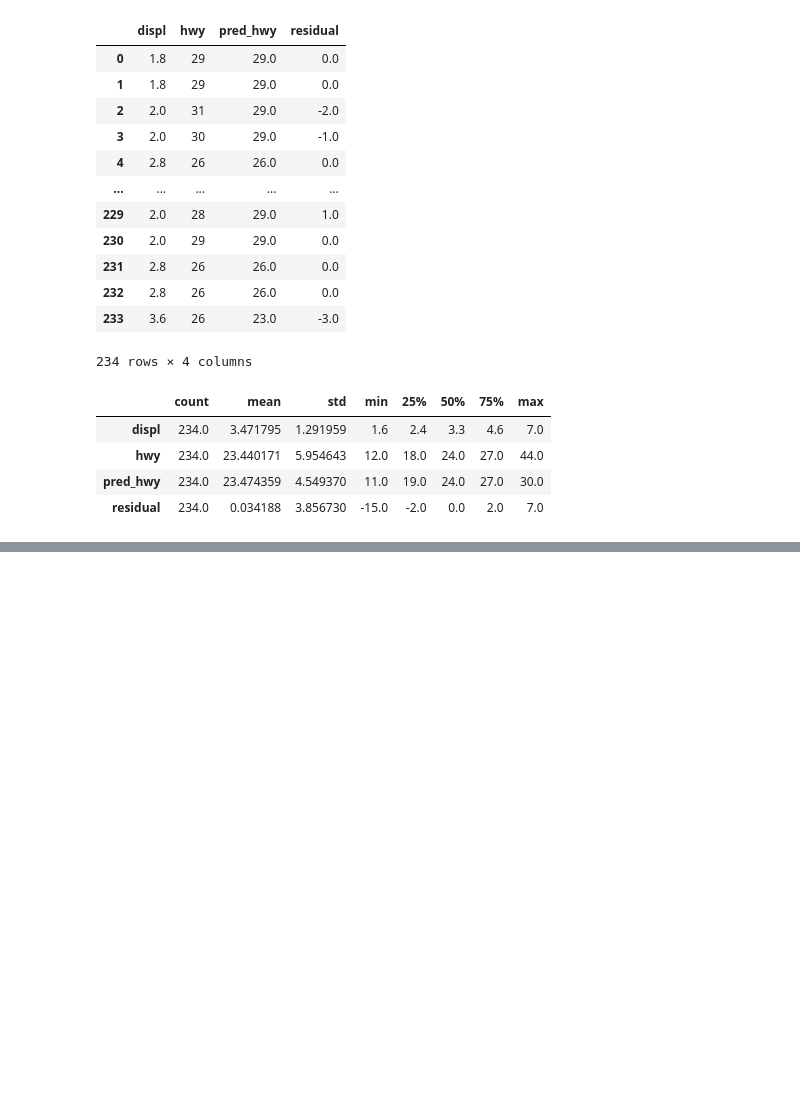
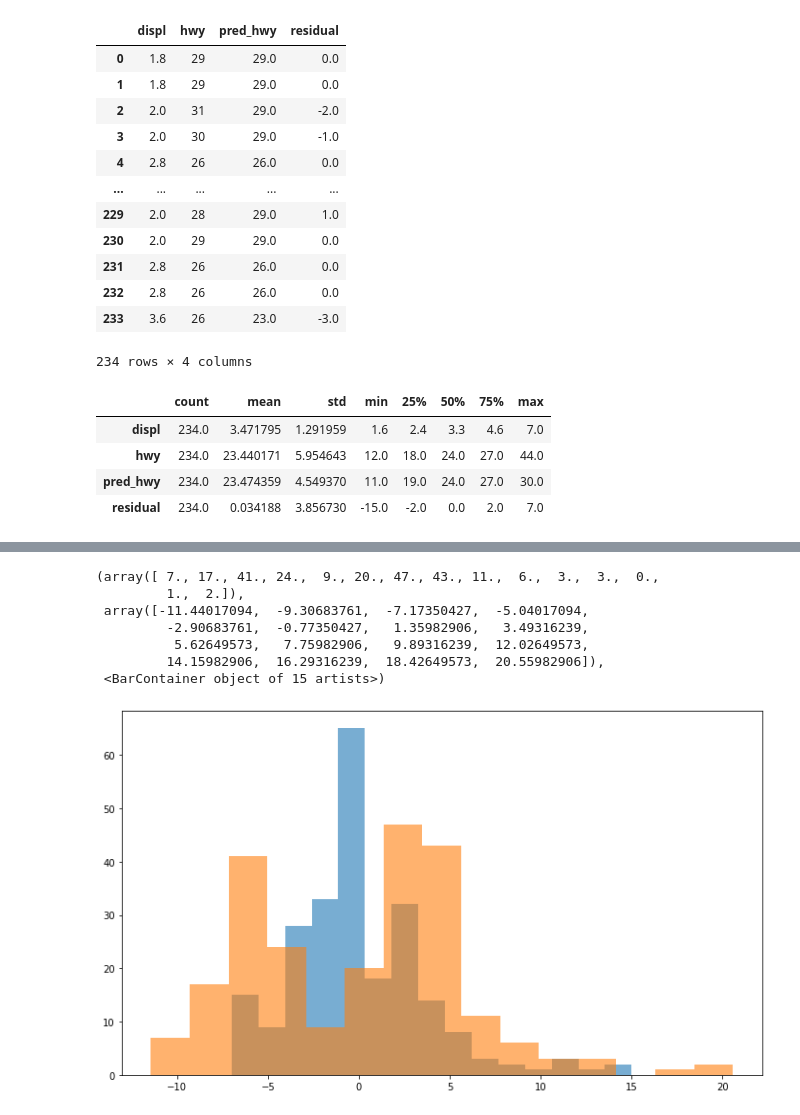
Before and after one commit to parkervoit/regression-exercises, a Jupyter notebook: evaluate.ipynb, the cells around one changed output, grey strips where cells are left out. Saved outputs shown, nothing was run; the diff lists cells and outputs as text; code cells hidden in the pictures; blank space fills up the shorter version.

```diff
--- a/evaluate.ipynb
+++ b/evaluate.ipynb
@@ -499,0 +505,13 @@ mpg_df.describe().T
+# %%
+plt.figure(figsize=(12, 7))
+plt.hist(mpg_df['hwy']-mpg_df['pred_hwy'], bins = 15, alpha = .6)
+plt.hist(mpg_df['hwy'] - mpg_df['hwy'].mean(), bins = 15, alpha = .6)
+# %% [output]
+(array([ 7., 17., 41., 24.,  9., 20., 47., 43., 11.,  6.,  3.,  3.,  0.,
+         1.,  2.]),
+ array([-11.44017094,  -9.30683761,  -7.17350427,  -5.04017094,
+         -2.90683761,  -0.77350427,   1.35982906,   3.49316239,
+          5.62649573,   7.75982906,   9.89316239,  12.02649573,
+         14.15982906,  16.29316239,  18.42649573,  20.55982906]),
+ <BarContainer object of 15 artists>)
+[figure, added]
```
Also changed, not shown: parts of 3 cells of this notebook, 1 other file.
